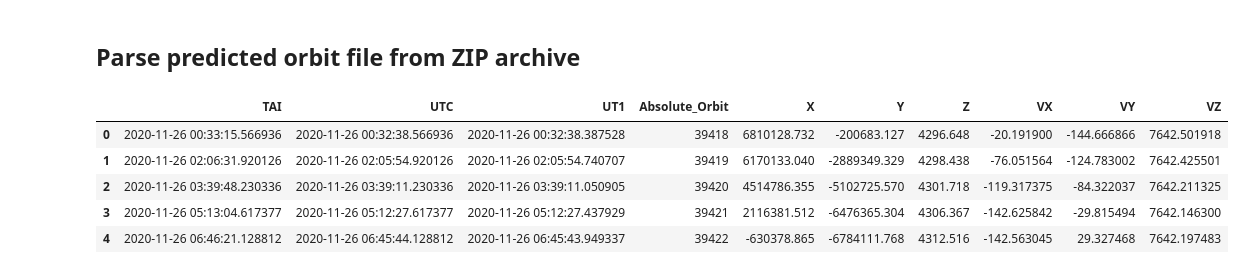
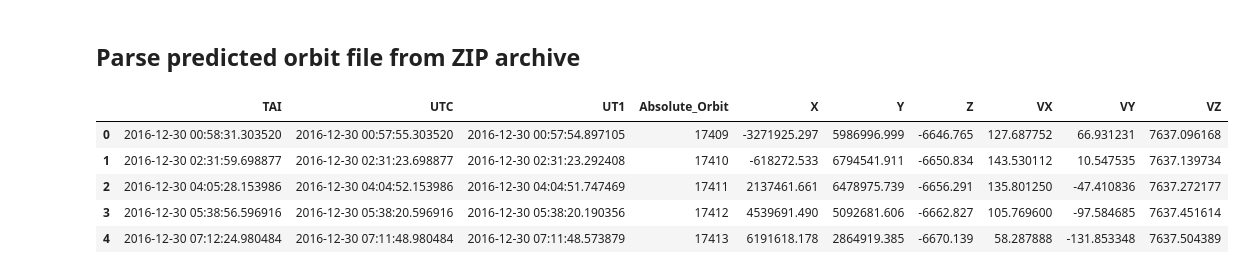
Before and after one commit to lmar76/swarmnb, a Jupyter notebook: predicted_orbit_files.ipynb, the cells around one changed output. Saved outputs shown, nothing was run; the diff lists cells and outputs as text; code cells hidden in the pictures.

```diff
--- a/predicted_orbit_files.ipynb
+++ b/predicted_orbit_files.ipynb
@@ -15,38 +15,38 @@ import pandas as pd
 import numpy as np
 from matplotlib import pyplot
 # %%
-file = Path('SW_OPER_MPLAORBPRE_20201126T000000_20201231T000000_2560.ZIP').resolve()
+file = Path('SW_OPER_MPLAORBPRE_20161230T000000_20170203T000000_1140.ZIP').resolve()
 
 with ZipFile(file) as zf:
     et = ElementTree.parse(zf.open(file.with_suffix('.EEF').name))
 
 # parse orbit state vectors
 ns = {'': 'http://eop-cfi.esa.int/CFI'}
 osvs = [
     {
         'TAI': pd.Timestamp(osv.findtext('TAI', namespaces=ns)[4:]),
         'UTC': pd.Timestamp(osv.findtext('UTC', namespaces=ns)[4:]),
         'UT1': pd.Timestamp(osv.findtext('UT1', namespaces=ns)[4:]),
         'Absolute_Orbit': int(osv.findtext('Absolute_Orbit', namespaces=ns)),
         'X': float(osv.findtext('X', namespaces=ns)),
         'Y': float(osv.findtext('Y', namespaces=ns)),
         'Z': float(osv.findtext('Z', namespaces=ns)),
         'VX': float(osv.findtext('VX', namespaces=ns)),
         'VY': float(osv.findtext('VY', namespaces=ns)),
         'VZ': float(osv.findtext('VZ', namespaces=ns))
     }
     for osv in et.iterfind('./Data_Block/List_of_OSVs/OSV', ns)
 ]
 
 osvs_df = pd.DataFrame(osvs)
 osvs_df.head()
 # %% [output]
 |  | TAI | UTC | UT1 | Absolute_Orbit | X | Y | Z | VX | VY | VZ |
-| 0 | 2020-11-26 00:33:15.566936 | 2020-11-26 00:32:38.566936 | 2020-11-26 00:32:38.387528 | 39418 | 6810128.732 | -200683.127 | 4296.648 | -20.191900 | -144.666866 | 7642.501918 |
-| 1 | 2020-11-26 02:06:31.920126 | 2020-11-26 02:05:54.920126 | 2020-11-26 02:05:54.740707 | 39419 | 6170133.040 | -2889349.329 | 4298.438 | -76.051564 | -124.783002 | 7642.425501 |
-| 2 | 2020-11-26 03:39:48.230336 | 2020-11-26 03:39:11.230336 | 2020-11-26 03:39:11.050905 | 39420 | 4514786.355 | -5102725.570 | 4301.718 | -119.317375 | -84.322037 | 7642.211325 |
-| 3 | 2020-11-26 05:13:04.617377 | 2020-11-26 05:12:27.617377 | 2020-11-26 05:12:27.437929 | 39421 | 2116381.512 | -6476365.304 | 4306.367 | -142.625842 | -29.815494 | 7642.146300 |
-| 4 | 2020-11-26 06:46:21.128812 | 2020-11-26 06:45:44.128812 | 2020-11-26 06:45:43.949337 | 39422 | -630378.865 | -6784111.768 | 4312.516 | -142.563045 | 29.327468 | 7642.197483 |
+| 0 | 2016-12-30 00:58:31.303520 | 2016-12-30 00:57:55.303520 | 2016-12-30 00:57:54.897105 | 17409 | -3271925.297 | 5986996.999 | -6646.765 | 127.687752 | 66.931231 | 7637.096168 |
+| 1 | 2016-12-30 02:31:59.698877 | 2016-12-30 02:31:23.698877 | 2016-12-30 02:31:23.292408 | 17410 | -618272.533 | 6794541.911 | -6650.834 | 143.530112 | 10.547535 | 7637.139734 |
+| 2 | 2016-12-30 04:05:28.153986 | 2016-12-30 04:04:52.153986 | 2016-12-30 04:04:51.747469 | 17411 | 2137461.661 | 6478975.739 | -6656.291 | 135.801250 | -47.410836 | 7637.272177 |
+| 3 | 2016-12-30 05:38:56.596916 | 2016-12-30 05:38:20.596916 | 2016-12-30 05:38:20.190356 | 17412 | 4539691.490 | 5092681.606 | -6662.827 | 105.769600 | -97.584685 | 7637.451614 |
+| 4 | 2016-12-30 07:12:24.980484 | 2016-12-30 07:11:48.980484 | 2016-12-30 07:11:48.573879 | 17413 | 6191618.178 | 2864919.385 | -6670.139 | 58.287888 | -131.853348 | 7637.504389 |
 # %%
 anxs = osvs_df[['UTC', 'Absolute_Orbit']].set_index('UTC')['Absolute_Orbit']
 anxs.index.name = None
```
Also changed, not shown: parts of 6 cells of this notebook.
